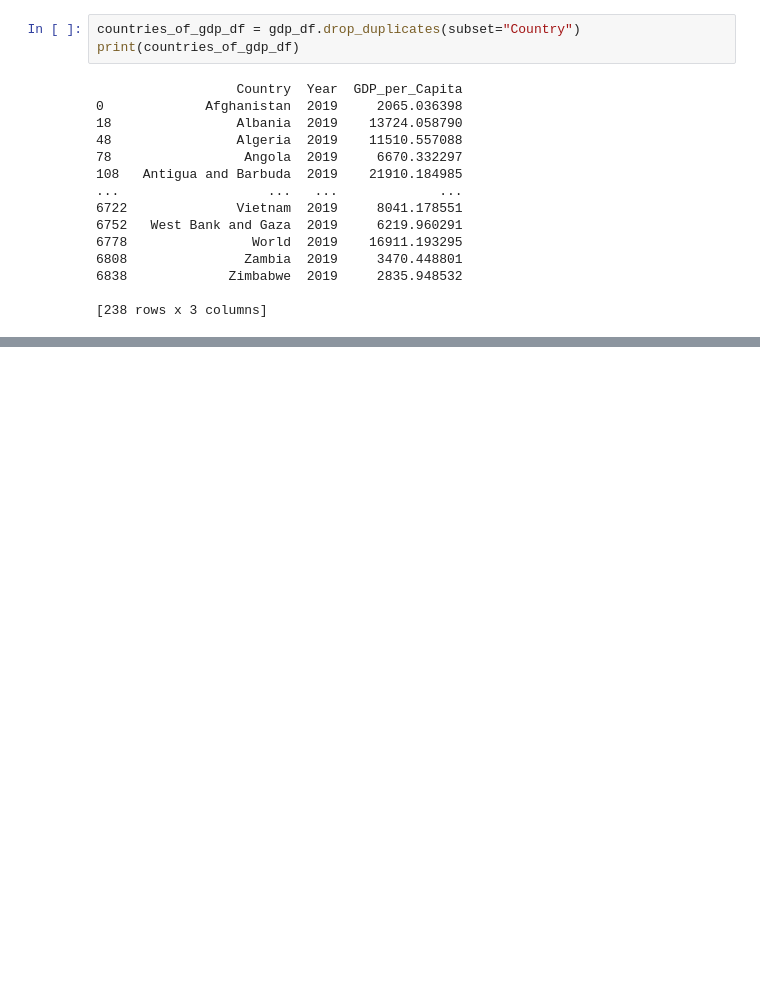
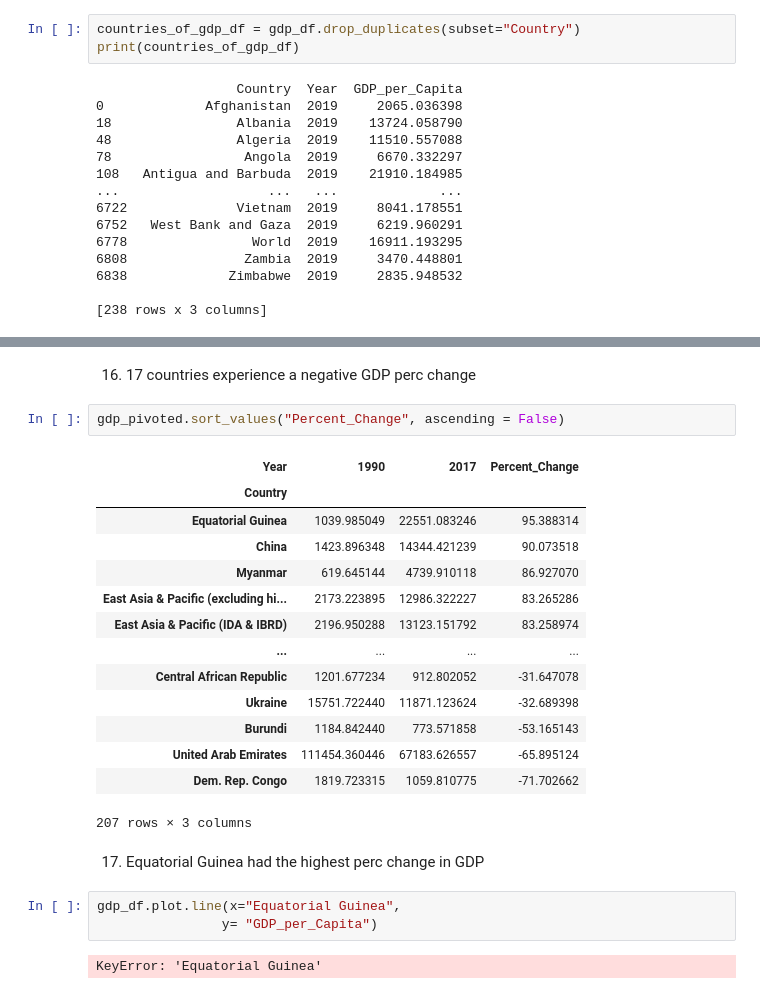
Before and after one commit to nss-data-science-cohort-5/un_exploration-JAGVU09, a Jupyter notebook: notebooks/UN_Data_Exploration.ipynb, the cells around one changed output, grey strips where cells are left out. Cells and saved outputs as stored; diff of their text form; blank space fills up the shorter version.

```diff
--- a/notebooks/UN_Data_Exploration.ipynb
+++ b/notebooks/UN_Data_Exploration.ipynb
@@ -118,0 +285,26 @@ Name: Country, Length: 238, dtype: int64
+# %% [markdown]
+16. 17 countries experience a negative GDP perc change
+# %%
+gdp_pivoted.sort_values("Percent_Change", ascending = False)
+# %% [output]
+| Year | 1990 | 2017 | Percent_Change |
+| Country |  |  |  |
+| Equatorial Guinea | 1039.985049 | 22551.083246 | 95.388314 |
+| China | 1423.896348 | 14344.421239 | 90.073518 |
+| Myanmar | 619.645144 | 4739.910118 | 86.927070 |
+| East Asia & Pacific (excluding hi... | 2173.223895 | 12986.322227 | 83.265286 |
+| East Asia & Pacific (IDA & IBRD) | 2196.950288 | 13123.151792 | 83.258974 |
+| ... | ... | ... | ... |
+| Central African Republic | 1201.677234 | 912.802052 | -31.647078 |
+| Ukraine | 15751.722440 | 11871.123624 | -32.689398 |
+| Burundi | 1184.842440 | 773.571858 | -53.165143 |
+| United Arab Emirates | 111454.360446 | 67183.626557 | -65.895124 |
+| Dem. Rep. Congo | 1819.723315 | 1059.810775 | -71.702662 |
+207 rows × 3 columns
+# %% [markdown]
+17. Equatorial Guinea had the highest perc change in GDP
+# %%
+gdp_df.plot.line(x="Equatorial Guinea",
+                y= "GDP_per_Capita")
+# %% [output]
+KeyError: 'Equatorial Guinea'
```
Also changed, not shown: parts of 16 cells of this notebook.
